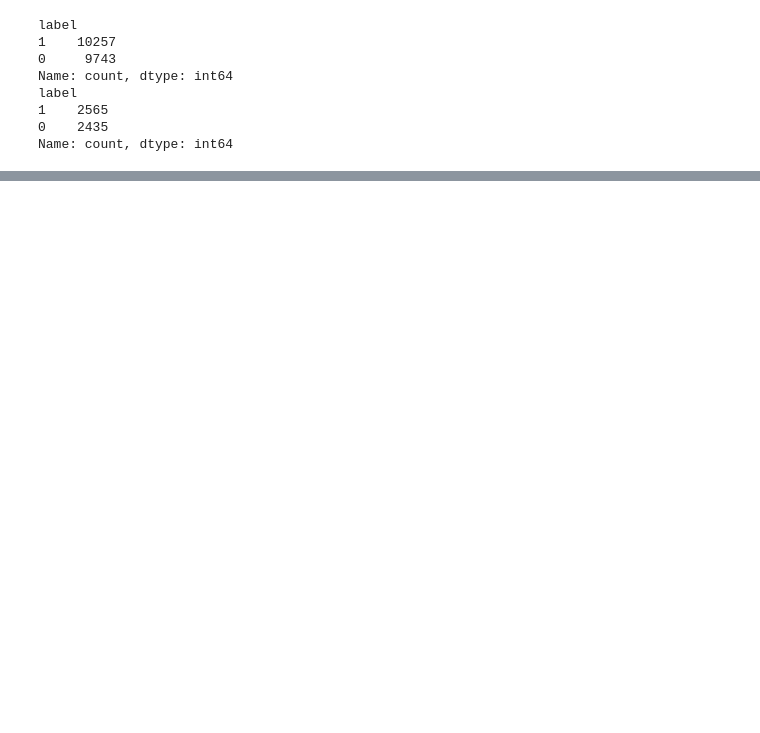
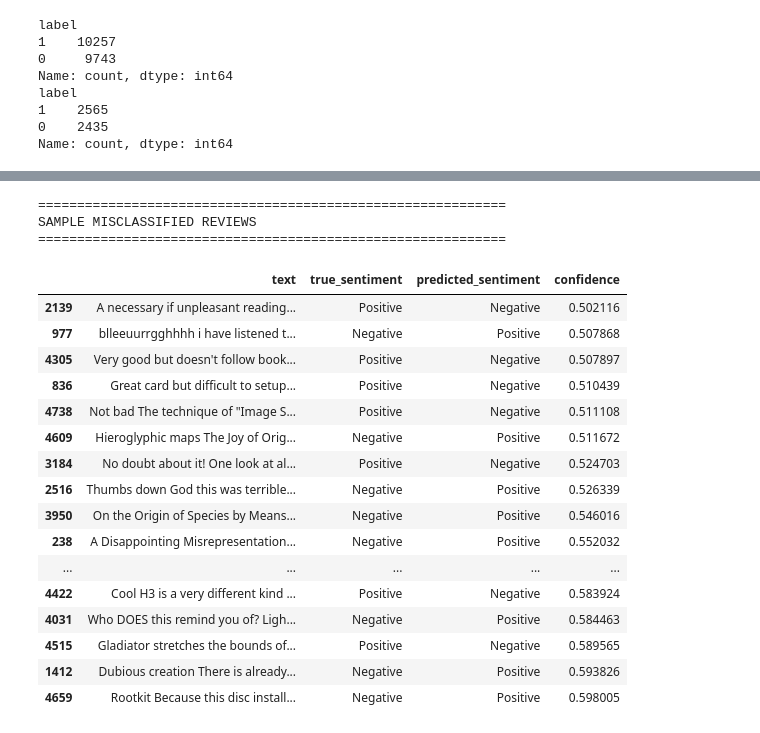
Before and after one commit to Shristiii20/ReviewSense, a Jupyter notebook: notebooks/03_distilbert.ipynb, the cells around one changed output, grey strips where cells are left out. Saved outputs shown, nothing was run; the diff lists cells and outputs as text; code cells hidden in the pictures; blank space fills up the shorter version.

```diff
--- a/notebooks/03_distilbert.ipynb
+++ b/notebooks/03_distilbert.ipynb
@@ -316,11 +540,0 @@ Training arguments ready! ✅
-# %%
-trainer = Trainer(
-    model=model,
-    args=training_args,
-    train_dataset=tokenized_train,
-    eval_dataset=tokenized_test,
-    processing_class=tokenizer,
-    compute_metrics=compute_metrics
-)
-
-print("Trainer ready!")
@@ -329,2 +540,0 @@ Trainer ready! ✅
-# %%
-trainer.train()
@@ -385,0 +618,44 @@ DistilBERT model saved! ✅
+# %%
+# ============================================================
+# INSPECT MISCLASSIFIED REVIEWS
+# ============================================================
+
+pd.set_option("display.max_colwidth", 200)
+
+print("=" * 60)
+print("SAMPLE MISCLASSIFIED REVIEWS")
+print("=" * 60)
+
+display(
+    errors[
+        [
+            "text",
+            "true_sentiment",
+            "predicted_sentiment",
+            "confidence"
+        ]
+    ]
+    .sort_values("confidence")
+    .head(20)
+)
+# %% [output]
+============================================================
+SAMPLE MISCLASSIFIED REVIEWS
+============================================================
+|  | text | true_sentiment | predicted_sentiment | confidence |
+| 2139 | A necessary if unpleasant reading... | Positive | Negative | 0.502116 |
+| 977 | blleeuurrgghhhh i have listened t... | Negative | Positive | 0.507868 |
+| 4305 | Very good but doesn't follow book... | Positive | Negative | 0.507897 |
+| 836 | Great card but difficult to setup... | Positive | Negative | 0.510439 |
+| 4738 | Not bad The technique of "Image S... | Positive | Negative | 0.511108 |
+| 4609 | Hieroglyphic maps The Joy of Orig... | Negative | Positive | 0.511672 |
+| 3184 | No doubt about it! One look at al... | Positive | Negative | 0.524703 |
+| 2516 | Thumbs down God this was terrible... | Negative | Positive | 0.526339 |
+| 3950 | On the Origin of Species by Means... | Negative | Positive | 0.546016 |
+| 238 | A Disappointing Misrepresentation... | Negative | Positive | 0.552032 |
+| ... | ... | ... | ... | ... |
+| 4422 | Cool H3 is a very different kind ... | Positive | Negative | 0.583924 |
+| 4031 | Who DOES this remind you of? Ligh... | Negative | Positive | 0.584463 |
+| 4515 | Gladiator stretches the bounds of... | Positive | Negative | 0.589565 |
+| 1412 | Dubious creation There is already... | Negative | Positive | 0.593826 |
+| 4659 | Rootkit Because this disc install... | Negative | Positive | 0.598005 |
```
Also changed, not shown: parts of 27 cells of this notebook, 6 other files.
